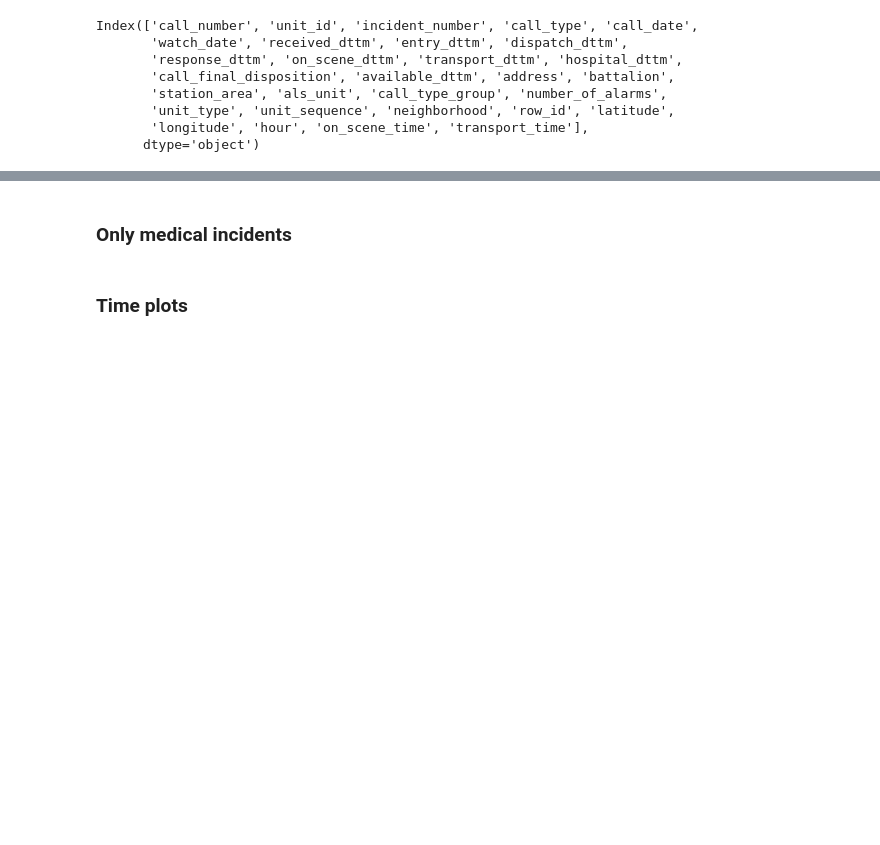
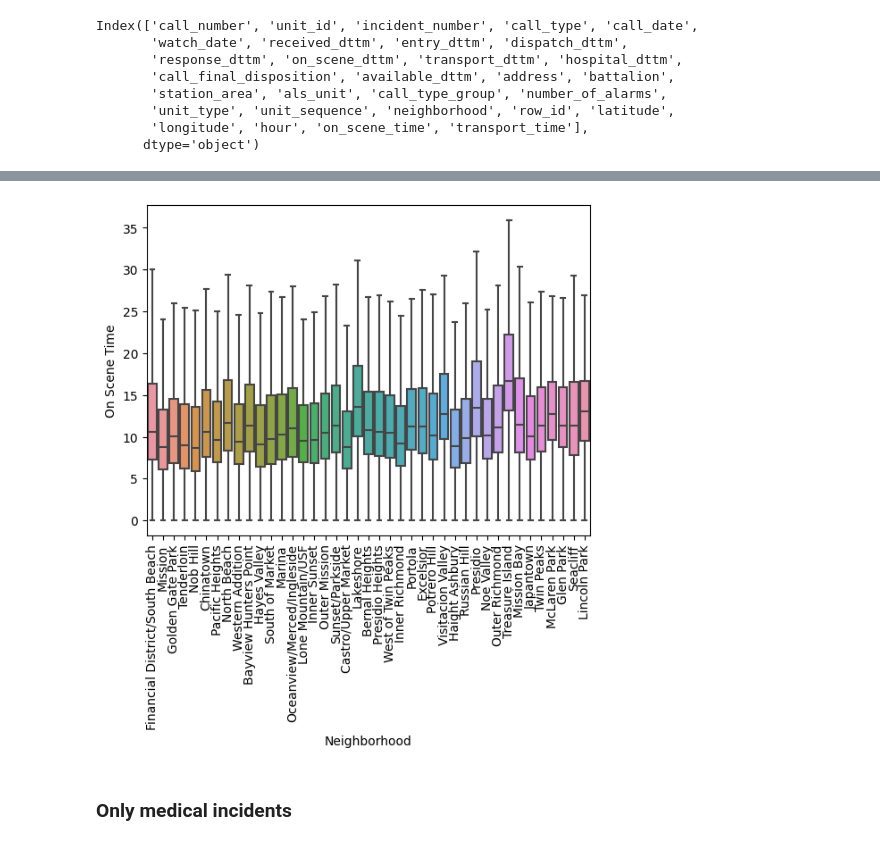
Before and after one commit to signyk/socialdataanalysis, a Jupyter notebook: finalProject.ipynb, the cells around one changed output, grey strips where cells are left out. Drawn from its saved outputs; the diff is of its cells as text; code cells hidden in the pictures; blank space fills up the shorter version.

```diff
--- a/finalProject.ipynb
+++ b/finalProject.ipynb
@@ -89,2 +125,8 @@ aov_table
+# %%
+# Boxplots of the average response time by neighborhood
+b = make_boxplot(dat, FILTER_CALL_TYPES, x_var="neighborhood", y_var="on_scene_time")
+plt.show(b)
+# %% [output]
+[figure, added]
 # %% [markdown]
 ### Only medical incidents
@@ -97,2 +132,0 @@ b.get_figure();
-# %% [markdown]
-### Time plots
```
Also changed, not shown: parts of 27 cells of this notebook, 4 other files.
